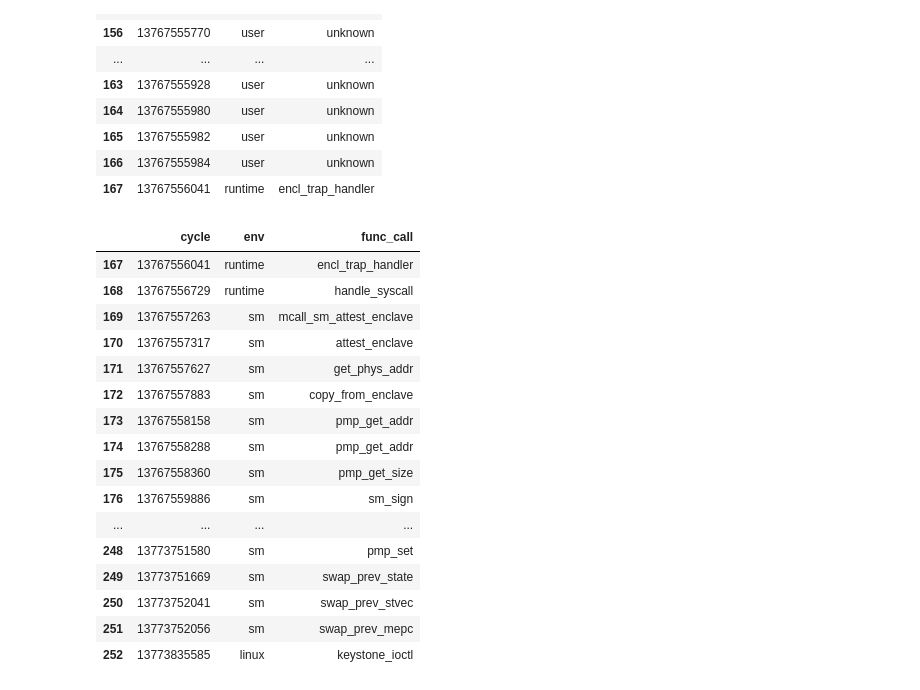
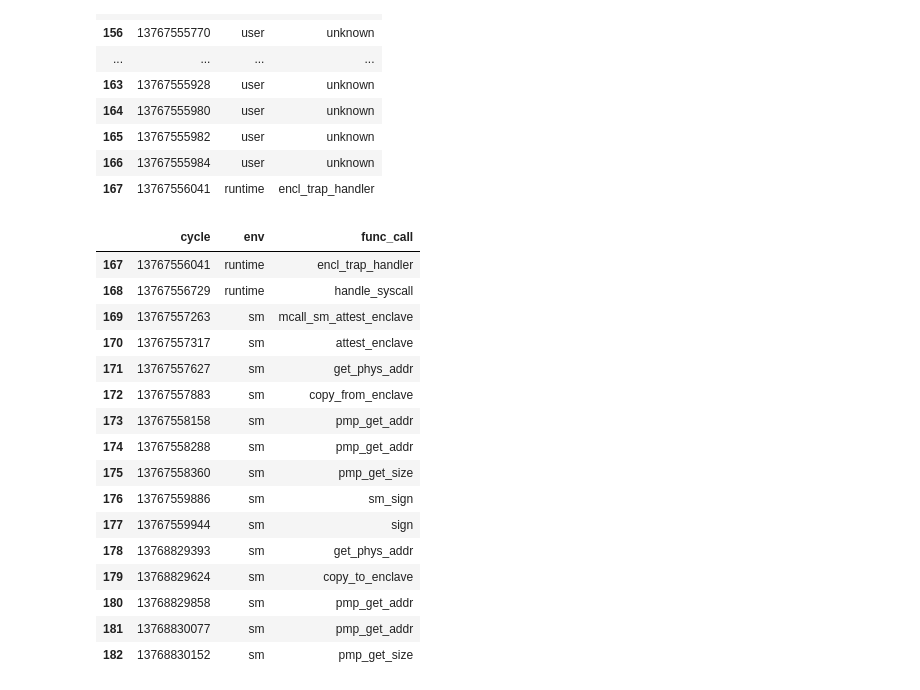
Before and after one commit to keystone-enclave/benchmarks, a Jupyter notebook: benchmark-analysis.ipynb, the cells around one changed output. Cells and saved outputs as stored; diff of their text form; code cells hidden in the pictures.

Commit message:
Complete attestation labels

```diff
--- a/benchmark-analysis.ipynb
+++ b/benchmark-analysis.ipynb
@@ -174,22 +174,22 @@ att_data[147:168] # run in user mode until context switch
 | 166 | 13767555984 | user | unknown |
 | 167 | 13767556041 | runtime | encl_trap_handler |
 # %%
-att_data[167:]
+att_data[167:183] # attestation memory stuff
 # %% [output]
 |  | cycle | env | func_call |
 | 167 | 13767556041 | runtime | encl_trap_handler |
 | 168 | 13767556729 | runtime | handle_syscall |
 | 169 | 13767557263 | sm | mcall_sm_attest_enclave |
 | 170 | 13767557317 | sm | attest_enclave |
 | 171 | 13767557627 | sm | get_phys_addr |
 | 172 | 13767557883 | sm | copy_from_enclave |
 | 173 | 13767558158 | sm | pmp_get_addr |
 | 174 | 13767558288 | sm | pmp_get_addr |
 | 175 | 13767558360 | sm | pmp_get_size |
 | 176 | 13767559886 | sm | sm_sign |
-| ... | ... | ... | ... |
-| 248 | 13773751580 | sm | pmp_set |
-| 249 | 13773751669 | sm | swap_prev_state |
-| 250 | 13773752041 | sm | swap_prev_stvec |
-| 251 | 13773752056 | sm | swap_prev_mepc |
-| 252 | 13773835585 | linux | keystone_ioctl |
+| 177 | 13767559944 | sm | sign |
+| 178 | 13768829393 | sm | get_phys_addr |
+| 179 | 13768829624 | sm | copy_to_enclave |
+| 180 | 13768829858 | sm | pmp_get_addr |
+| 181 | 13768830077 | sm | pmp_get_addr |
+| 182 | 13768830152 | sm | pmp_get_size |
```
Also changed, not shown: parts of 5 cells of this notebook.
